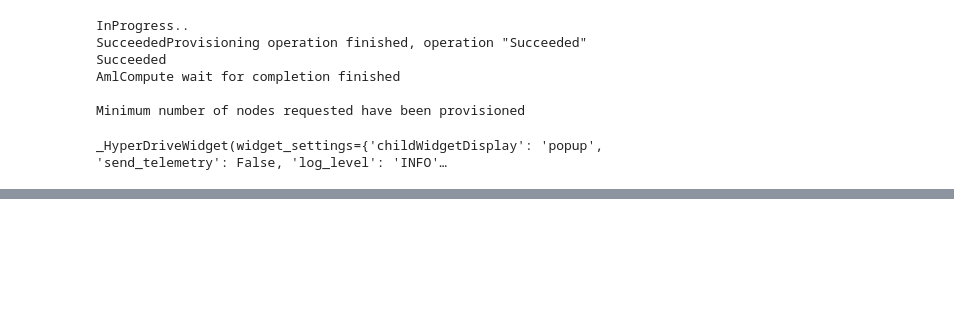
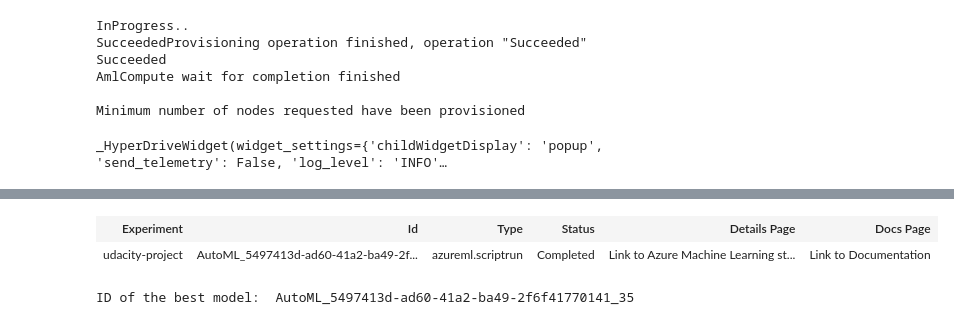
Before and after one commit to Miguelro/Udacity_Optimizing_Pipeline_Azure, a Jupyter notebook: udacity-project.ipynb, the cells around one changed output, grey strips where cells are left out. Cells and saved outputs as stored; diff of their text form; code cells hidden in the pictures; blank space fills up the shorter version.

```diff
--- a/udacity-project.ipynb
+++ b/udacity-project.ipynb
@@ -181,12 +206,11 @@ from azureml.train.automl import AutoMLConfig
 automl_config = AutoMLConfig(
     experiment_timeout_minutes=30,
     task='classification',
-    blocked_models = "LogisticRegression",
+    blocked_models = ["LogisticRegression"],
     primary_metric = "accuracy",
     training_data=train_ds,
     validation_data=test_ds,
     label_column_name='y',
-    n_cross_validations=4,
     compute_target=cpu_cluster)
 # %%
 # Submit your automl run
@@ -196,2 +243,12 @@ automl_run = exp.submit(automl_config, show_output=True)
+# %%
+automl_best_run = automl_run.get_best_child()
+automl_best_run
+# %% [output]
+| Experiment | Id | Type | Status | Details Page | Docs Page |
+| udacity-project | AutoML_5497413d-ad60-41a2-ba49-2f... | azureml.scriptrun | Completed | Link to Azure Machine Learning st... | Link to Documentation |
+# %%
+print("ID of the best model: ",automl_best_run.id)
+# %% [output]
+ID of the best model:  AutoML_5497413d-ad60-41a2-ba49-2f6f41770141_35
 # %%
 # Retrieve and save your best automl model.
```
Also changed, not shown: parts of 10 cells of this notebook, 3 other files.
